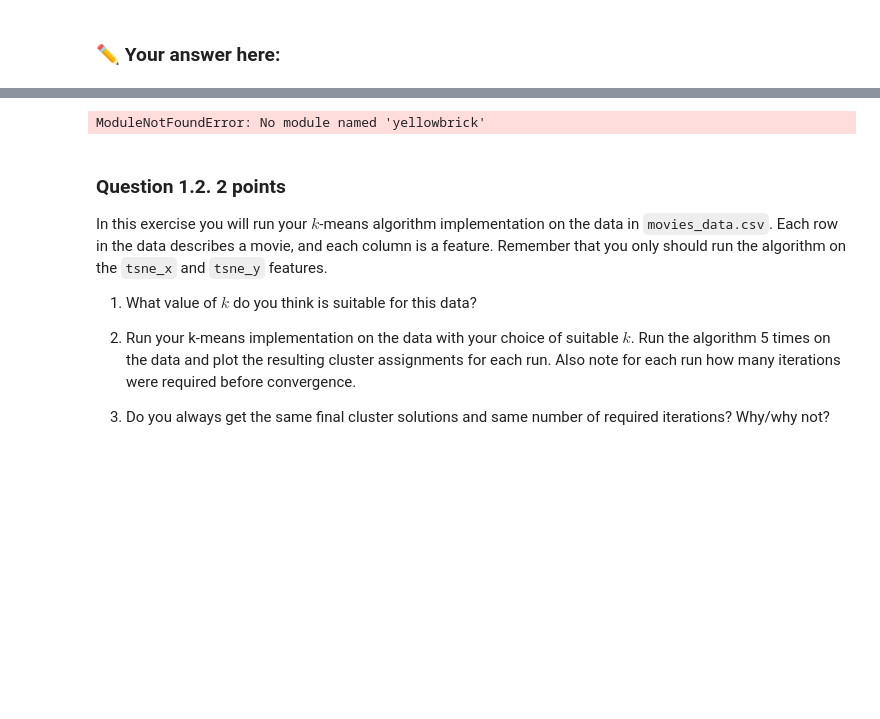
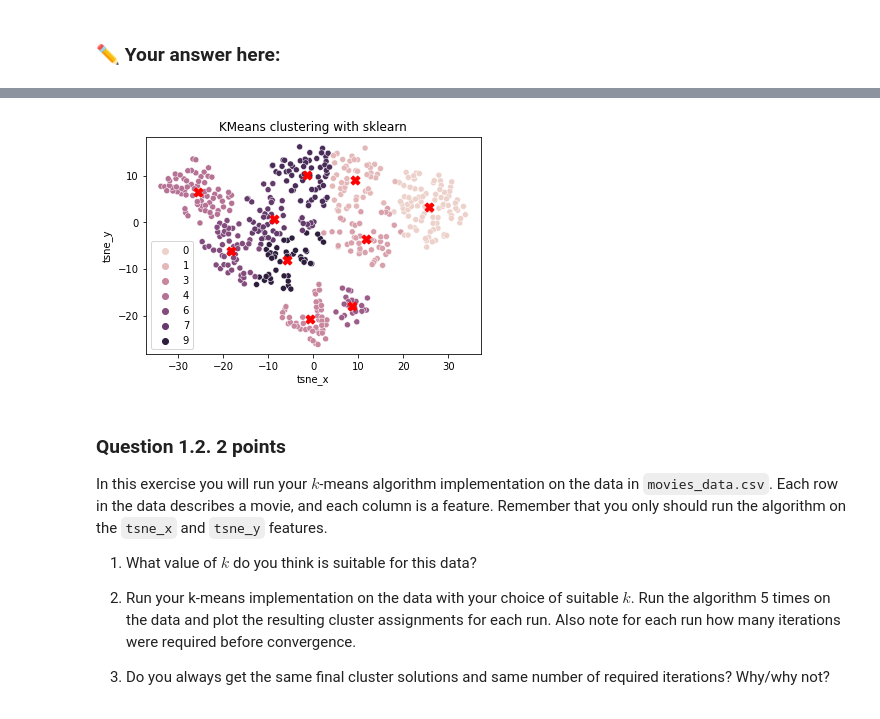
Before and after one commit to AxelEiman/AMLI, a Jupyter notebook: Hw4.ipynb, the cells around one changed output, grey strips where cells are left out. Saved outputs shown, nothing was run; the diff lists cells and outputs as text; code cells hidden in the pictures; blank space fills up the shorter version.

```diff
--- a/Hw4.ipynb
+++ b/Hw4.ipynb
@@ -262,35 +180,26 @@ iterations=1
 # %%
 import numpy as np
 from sklearn.cluster import KMeans
 from collections import Counter
 import seaborn as sns
 import matplotlib.pyplot as plt
 
-from yellowbrick.cluster import KElbowVisualizer
-
-
-# If we're allowed to use KMeans (which i assume we aren't)
+# Just for referencing, to check if we're on the right track
 
 model = KMeans()
 param1 = 'tsne_x'
 param2 = 'tsne_y'
 df = pd.DataFrame(movies_data, columns=[param1, param2])
-kmeans = KMeans(n_clusters=5, init='random', random_state=0).fit(df)
+kmeans = KMeans(n_clusters=n_of_clusters, init='random', random_state=0).fit(df)
 
-
-
-
-model = KMeans()
-visualizer = KElbowVisualizer(model, k=(1,12)).fit(df)
-visualizer.show()
 
 sns.scatterplot(data=df, x=param1, y=param2, hue=kmeans.labels_)
 plt.scatter(kmeans.cluster_centers_[:,0], kmeans.cluster_centers_[:,1],
             marker="X", c="r", s=80, label="centroids")
 plt.title(f'KMeans clustering with sklearn')
 plt.show()
 # %% [output]
-ModuleNotFoundError: No module named 'yellowbrick'
+[figure, added]
 # %% [markdown]
 ### Question 1.2. **2 points**
 In this exercise you will run your $k$-means algorithm implementation on the data in `movies_data.csv`. Each row in the data describes a movie, and each column is a feature. Remember that you only should run the algorithm on the `tsne_x` and `tsne_y` features.
```
Also changed, not shown: parts of 7 cells of this notebook.
